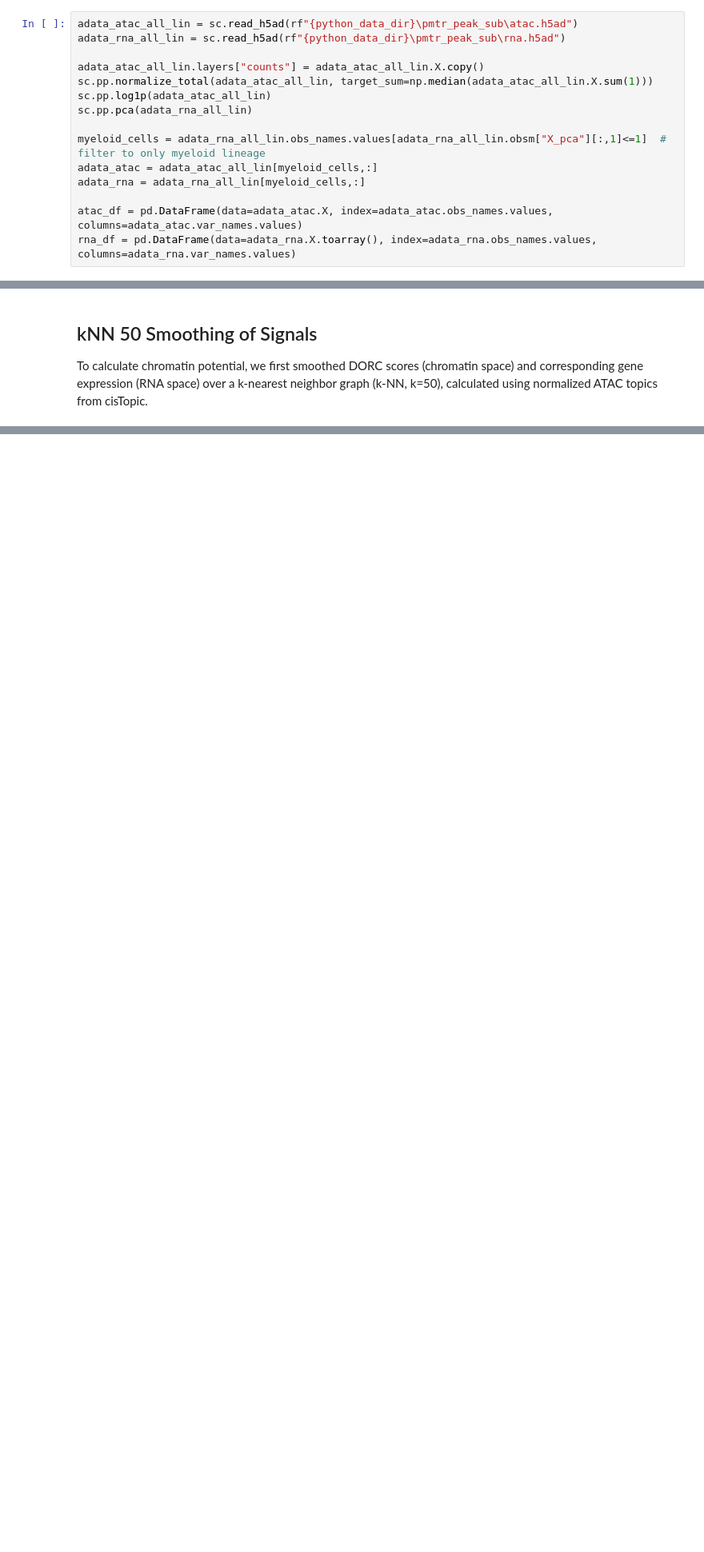
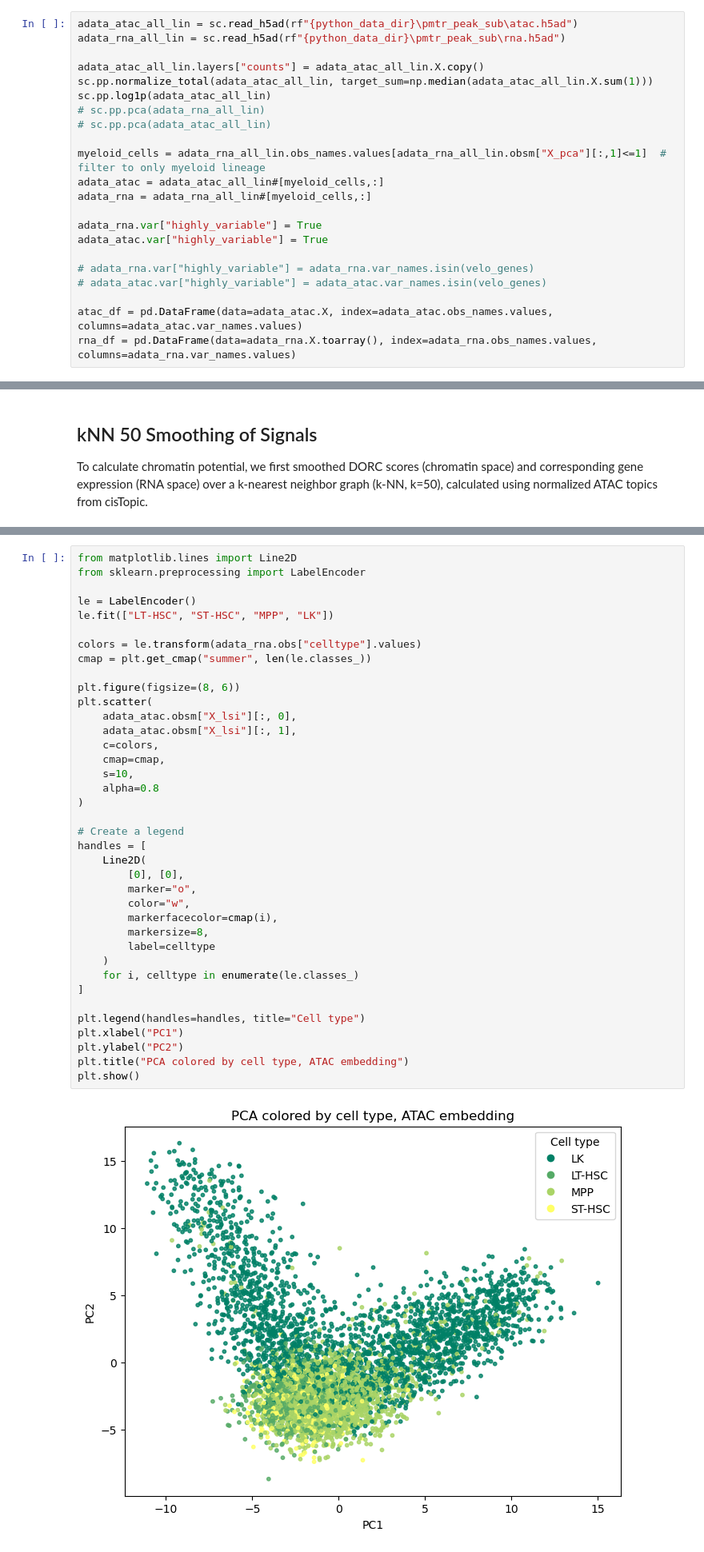
Before and after one commit to N1klasSchmidt/DynaVelo_testing, a Jupyter notebook: velocity_analyses/chromatin_potential_comp.ipynb, the cells around one changed output, grey strips where cells are left out. Shown at 80% size. Cells and saved outputs as stored; diff of their text form; blank space fills up the shorter version.

Commit message:
Chromatin potential gene filtering and computation set up, testing.

```diff
--- a/velocity_analyses/chromatin_potential_comp.ipynb
+++ b/velocity_analyses/chromatin_potential_comp.ipynb
@@ -27,11 +34,18 @@ adata_rna_all_lin = sc.read_h5ad(rf"{python_data_dir}\pmtr_peak_sub\rna.h5ad")
 adata_atac_all_lin.layers["counts"] = adata_atac_all_lin.X.copy()
 sc.pp.normalize_total(adata_atac_all_lin, target_sum=np.median(adata_atac_all_lin.X.sum(1)))
 sc.pp.log1p(adata_atac_all_lin)
-sc.pp.pca(adata_rna_all_lin)
+# sc.pp.pca(adata_rna_all_lin)
+# sc.pp.pca(adata_atac_all_lin)
 
 myeloid_cells = adata_rna_all_lin.obs_names.values[adata_rna_all_lin.obsm["X_pca"][:,1]<=1]  # filter to only myeloid lineage
-adata_atac = adata_atac_all_lin[myeloid_cells,:]
-adata_rna = adata_rna_all_lin[myeloid_cells,:]
+adata_atac = adata_atac_all_lin#[myeloid_cells,:]
+adata_rna = adata_rna_all_lin#[myeloid_cells,:]
+
+adata_rna.var["highly_variable"] = True
+adata_atac.var["highly_variable"] = True
+
+# adata_rna.var["highly_variable"] = adata_rna.var_names.isin(velo_genes)
+# adata_atac.var["highly_variable"] = adata_atac.var_names.isin(velo_genes)
 
 atac_df = pd.DataFrame(data=adata_atac.X, index=adata_atac.obs_names.values, columns=adata_atac.var_names.values)
 rna_df = pd.DataFrame(data=adata_rna.X.toarray(), index=adata_rna.obs_names.values, columns=adata_rna.var_names.values)
@@ -68,3 +104,43 @@ To calculate chromatin potential, we first smoothed DORC scores (chromatin space
+# %%
+from matplotlib.lines import Line2D
+from sklearn.preprocessing import LabelEncoder
+
+le = LabelEncoder()
+le.fit(["LT-HSC", "ST-HSC", "MPP", "LK"])
+
+colors = le.transform(adata_rna.obs["celltype"].values)
+cmap = plt.get_cmap("summer", len(le.classes_))
+
+plt.figure(figsize=(8, 6))
+plt.scatter(
+    adata_atac.obsm["X_lsi"][:, 0],
+    adata_atac.obsm["X_lsi"][:, 1],
+    c=colors,
+    cmap=cmap,
+    s=10,
+    alpha=0.8
+)
+
+# Create a legend
+handles = [
+    Line2D(
+        [0], [0],
+        marker="o",
+        color="w",
+        markerfacecolor=cmap(i),
+        markersize=8,
+        label=celltype
+    )
+    for i, celltype in enumerate(le.classes_)
+]
+
+plt.legend(handles=handles, title="Cell type")
+plt.xlabel("PC1")
+plt.ylabel("PC2")
+plt.title("PCA colored by cell type, ATAC embedding")
+plt.show()
+# %% [output]
+[figure, added]
 # %% [markdown]
 ## kNN 10 Assignment of ATAC to RNA
 Find the 10 RNA profiles with the highest correlation to the current ATAC cell and compute their average as the predicted future state of the ATAC. The difference between the two points results in a velocity / chromatin potential.
```
Also changed, not shown: parts of 18 cells of this notebook, 1 other file.
